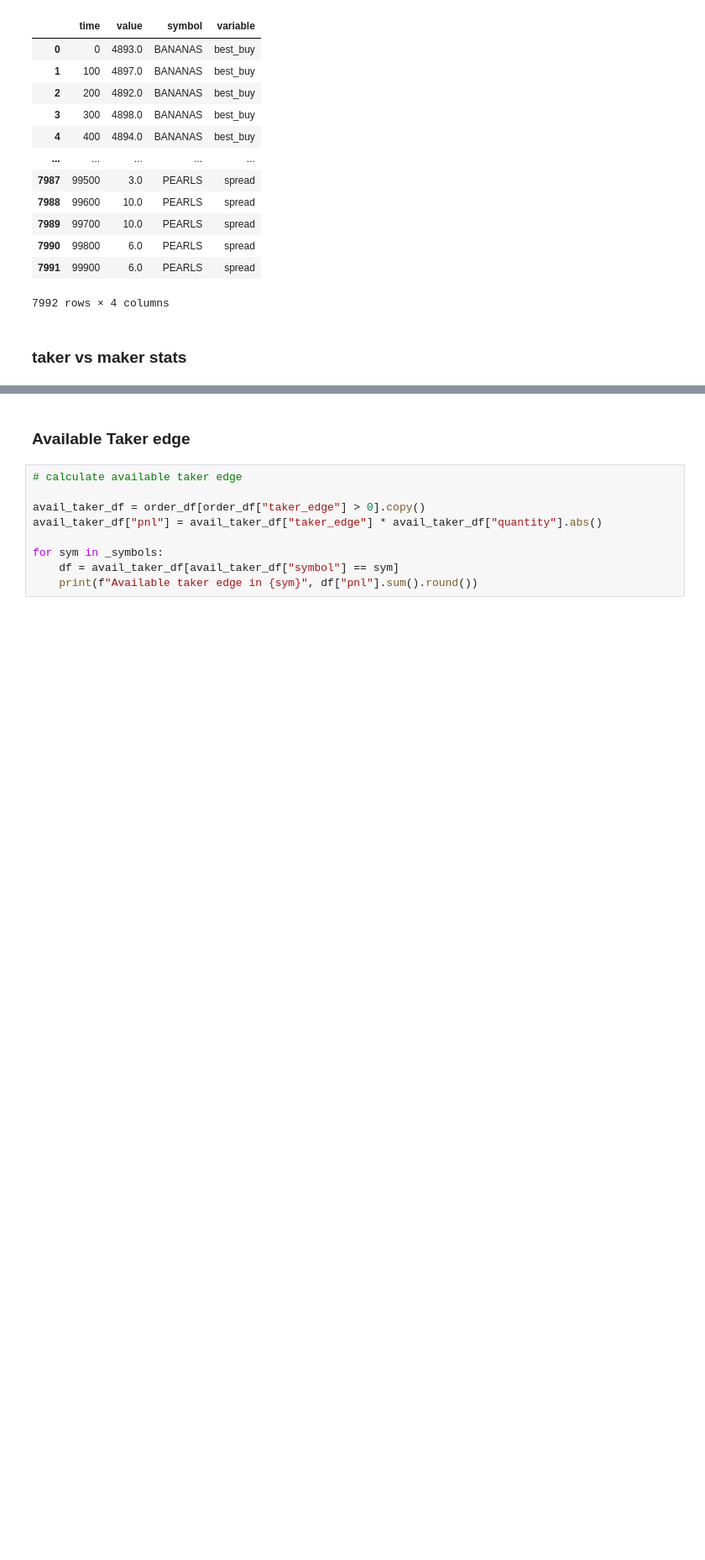
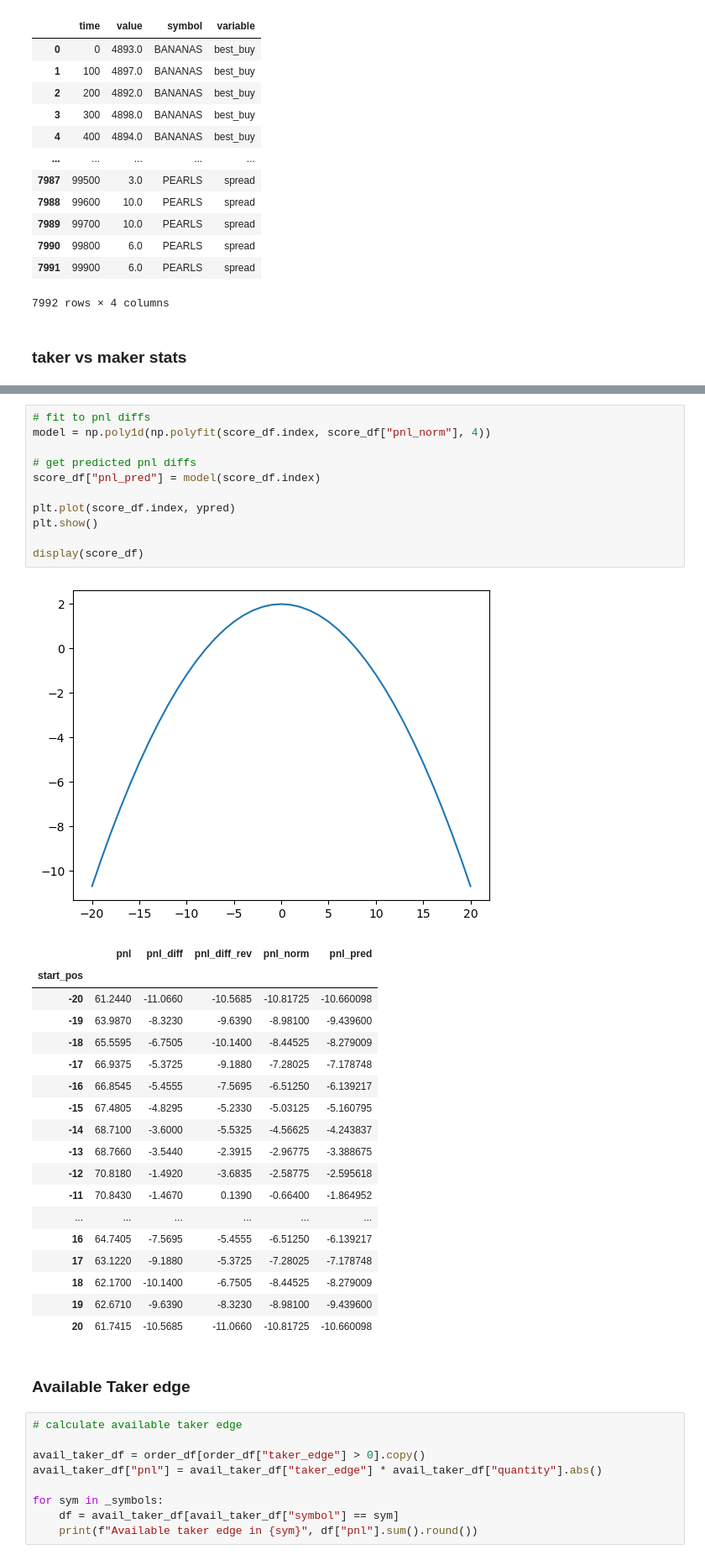
Before and after one commit to rzhan11/IMCTradingComp23, a Jupyter notebook: nbs/exploration-Copy6.ipynb, the cells around one changed output, grey strips where cells are left out. Shown at 84% size. Drawn from its saved outputs; the diff is of its cells as text; blank space fills up the shorter version.

```diff
--- a/nbs/exploration-Copy6.ipynb
+++ b/nbs/exploration-Copy6.ipynb
@@ -1180,3 +1405,34 @@ PEARLS - my MAKER pnl: 856.0
+# %%
+# fit to pnl diffs
+model = np.poly1d(np.polyfit(score_df.index, score_df["pnl_norm"], 4))
+
+# get predicted pnl diffs
+score_df["pnl_pred"] = model(score_df.index)
+
+plt.plot(score_df.index, ypred)
+plt.show()
+
+display(score_df)
+# %% [output]
+[figure, added]
+|  | pnl | pnl_diff | pnl_diff_rev | pnl_norm | pnl_pred |
+| start_pos |  |  |  |  |  |
+| -20 | 61.2440 | -11.0660 | -10.5685 | -10.81725 | -10.660098 |
+| -19 | 63.9870 | -8.3230 | -9.6390 | -8.98100 | -9.439600 |
+| -18 | 65.5595 | -6.7505 | -10.1400 | -8.44525 | -8.279009 |
+| -17 | 66.9375 | -5.3725 | -9.1880 | -7.28025 | -7.178748 |
+| -16 | 66.8545 | -5.4555 | -7.5695 | -6.51250 | -6.139217 |
+| -15 | 67.4805 | -4.8295 | -5.2330 | -5.03125 | -5.160795 |
+| -14 | 68.7100 | -3.6000 | -5.5325 | -4.56625 | -4.243837 |
+| -13 | 68.7660 | -3.5440 | -2.3915 | -2.96775 | -3.388675 |
+| -12 | 70.8180 | -1.4920 | -3.6835 | -2.58775 | -2.595618 |
+| -11 | 70.8430 | -1.4670 | 0.1390 | -0.66400 | -1.864952 |
+| ... | ... | ... | ... | ... | ... |
+| 16 | 64.7405 | -7.5695 | -5.4555 | -6.51250 | -6.139217 |
+| 17 | 63.1220 | -9.1880 | -5.3725 | -7.28025 | -7.178748 |
+| 18 | 62.1700 | -10.1400 | -6.7505 | -8.44525 | -8.279009 |
+| 19 | 62.6710 | -9.6390 | -8.3230 | -8.98100 | -9.439600 |
+| 20 | 61.7415 | -10.5685 | -11.0660 | -10.81725 | -10.660098 |
 # %% [markdown]
 ### Available Taker edge
 # %%
```
Also changed, not shown: parts of 13 cells of this notebook, 3 other files.
